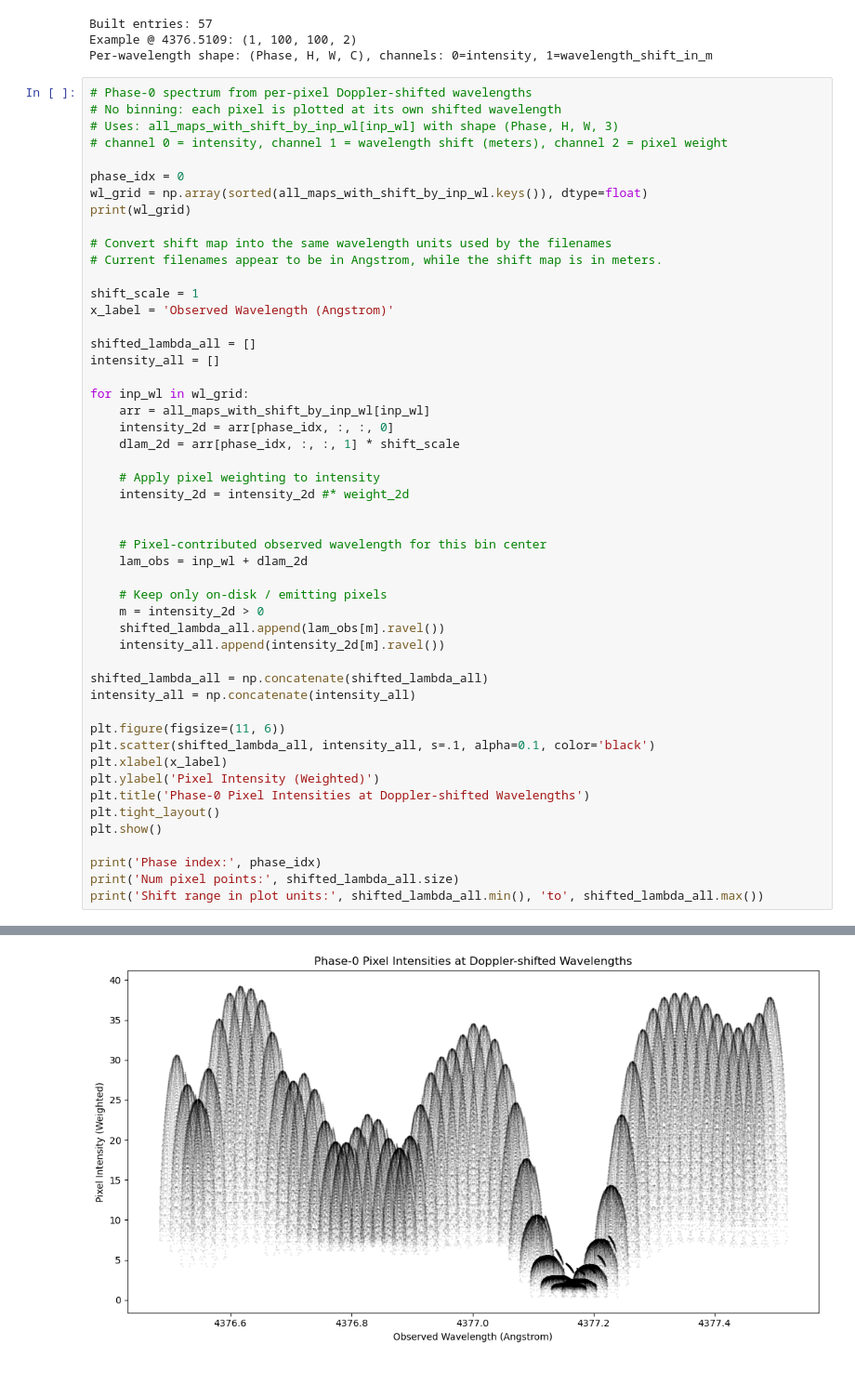
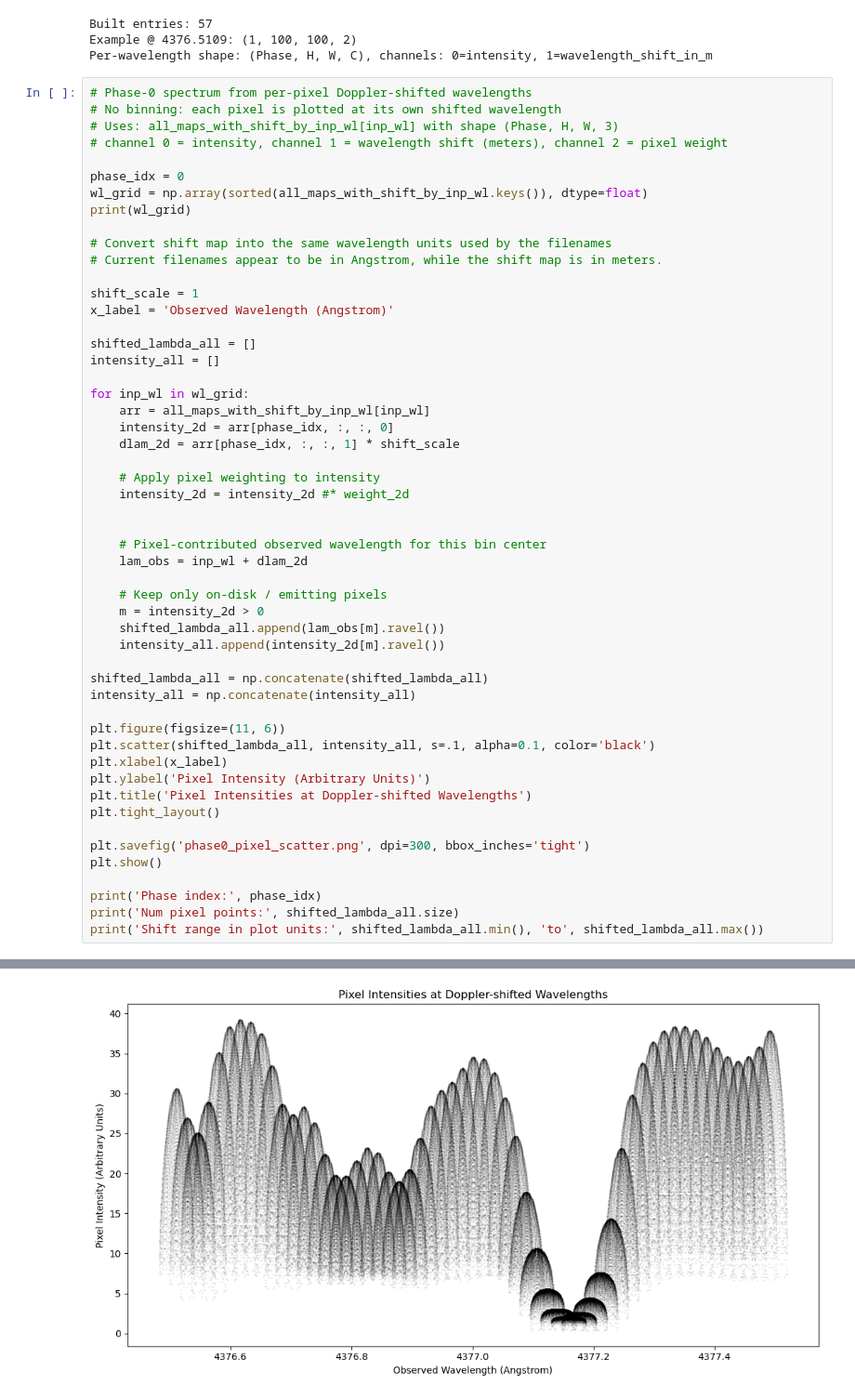
Before and after one commit to danayaptangco/actress, a Jupyter notebook: actress/outputs/full_disks_and_wavelength_shifts/1_analyze_disks.ipynb, the cells around one changed output, grey strips where cells are left out. Shown at 93% size. Saved outputs shown, nothing was run; the diff lists cells and outputs as text.

```diff
--- a/actress/outputs/full_disks_and_wavelength_shifts/1_analyze_disks.ipynb
+++ b/actress/outputs/full_disks_and_wavelength_shifts/1_analyze_disks.ipynb
@@ -176,36 +253,38 @@ for inp_wl in wl_grid:
     # Pixel-contributed observed wavelength for this bin center
     lam_obs = inp_wl + dlam_2d
 
     # Keep only on-disk / emitting pixels
     m = intensity_2d > 0
     shifted_lambda_all.append(lam_obs[m].ravel())
     intensity_all.append(intensity_2d[m].ravel())
 
 shifted_lambda_all = np.concatenate(shifted_lambda_all)
 intensity_all = np.concatenate(intensity_all)
 
 plt.figure(figsize=(11, 6))
 plt.scatter(shifted_lambda_all, intensity_all, s=.1, alpha=0.1, color='black')
 plt.xlabel(x_label)
-plt.ylabel('Pixel Intensity (Weighted)')
-plt.title('Phase-0 Pixel Intensities at Doppler-shifted Wavelengths')
+plt.ylabel('Pixel Intensity (Arbitrary Units)')
+plt.title('Pixel Intensities at Doppler-shifted Wavelengths')
 plt.tight_layout()
+
+plt.savefig('phase0_pixel_scatter.png', dpi=300, bbox_inches='tight')
 plt.show()
 
 print('Phase index:', phase_idx)
 print('Num pixel points:', shifted_lambda_all.size)
 print('Shift range in plot units:', shifted_lambda_all.min(), 'to', shifted_lambda_all.max())
 # %% [output]
 [4376.5109 4376.5284 4376.5459 4376.5634 4376.5809 4376.5984 4376.6159
  4376.6334 4376.6509 4376.6684 4376.6859 4376.7034 4376.721  4376.7385
  4376.756  4376.7735 4376.791  4376.8085 4376.826  4376.8435 4376.861
  4376.8785 4376.896  4376.9135 4376.931  4376.9485 4376.9661 4376.9836
  4377.0011 4377.0186 4377.0361 4377.0536 4377.0711 4377.0886 4377.1061
  4377.1236 4377.1411 4377.1586 4377.1762 4377.1937 4377.2112 4377.2287
  4377.2462 4377.2637 4377.2812 4377.2987 4377.3162 4377.3337 4377.3512
  4377.3688 4377.3863 4377.4038 4377.4213 4377.4388 4377.4563 4377.4738
  4377.4913]
-[figure, old version]
+[figure, new version]
 Phase index: 0
 Num pixel points: 437052
 Shift range in plot units: 4376.482139441015 to 4377.520067001755
```
Also changed, not shown: parts of 6 cells of this notebook, 7 other files.
